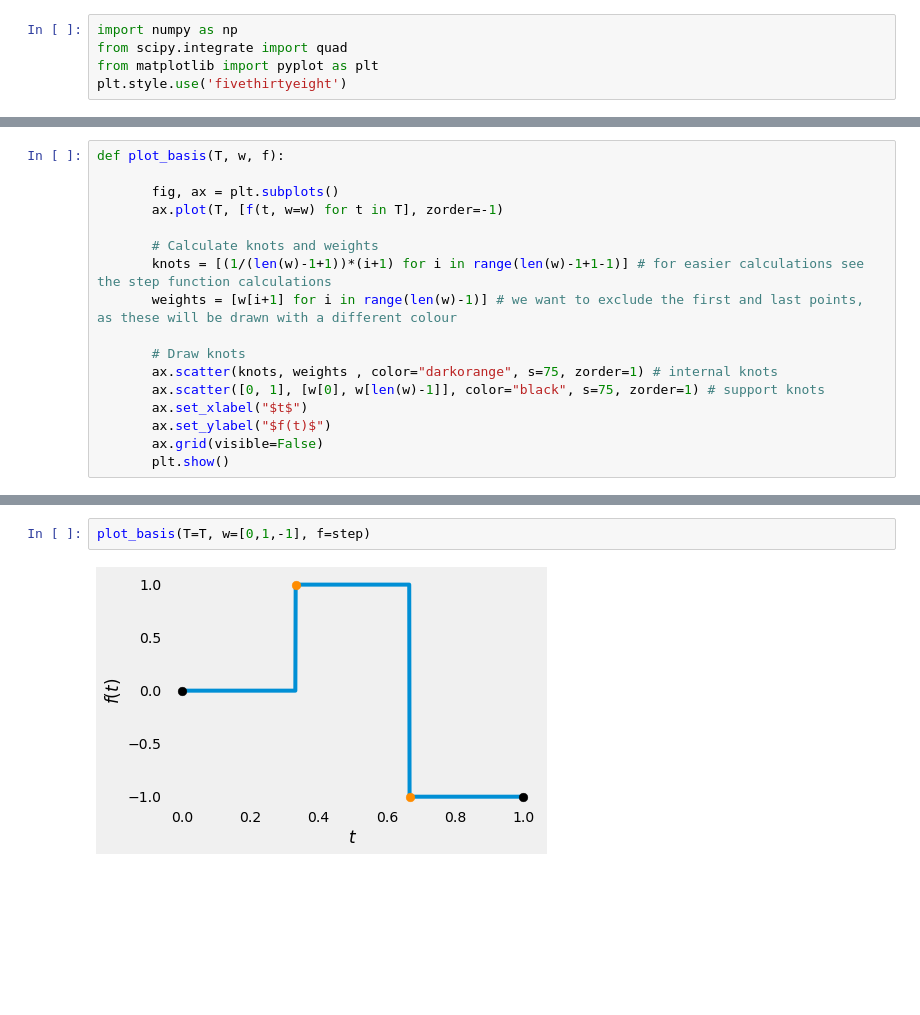
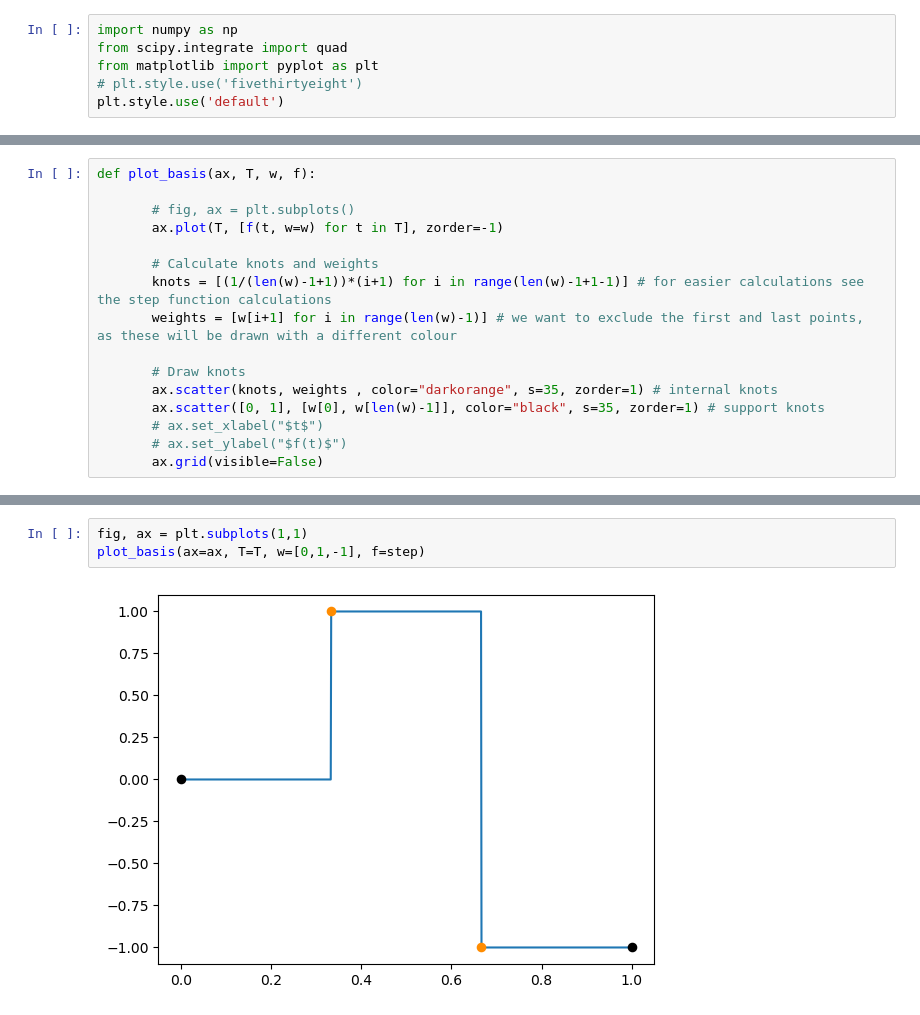
Before and after one commit to TedOiler/dexpy, a Jupyter notebook: test_michaelidis.ipynb, the cells around one changed output, grey strips where cells are left out. Saved outputs shown, nothing was run; the diff lists cells and outputs as text; blank space fills up the shorter version.

```diff
--- a/test_michaelidis.ipynb
+++ b/test_michaelidis.ipynb
@@ -2,6 +2,7 @@
 import numpy as np
 from scipy.integrate import quad
 from matplotlib import pyplot as plt
-plt.style.use('fivethirtyeight')
+# plt.style.use('fivethirtyeight')
+plt.style.use('default')
 # %%
 detail = 1000
@@ -20,9 +21,9 @@ def step(t, w):
 
 polynomial = lambda t, p=0: t**p
 # %%
-def plot_basis(T, w, f):
+def plot_basis(ax, T, w, f):
 
-       fig, ax = plt.subplots()
+       # fig, ax = plt.subplots()
        ax.plot(T, [f(t, w=w) for t in T], zorder=-1)
 
        # Calculate knots and weights
@@ -30,9 +31,8 @@ def plot_basis(T, w, f):
        weights = [w[i+1] for i in range(len(w)-1)] # we want to exclude the first and last points, as these will be drawn with a different colour
 
        # Draw knots
-       ax.scatter(knots, weights , color="darkorange", s=75, zorder=1) # internal knots
-       ax.scatter([0, 1], [w[0], w[len(w)-1]], color="black", s=75, zorder=1) # support knots
-       ax.set_xlabel("$t$")
-       ax.set_ylabel("$f(t)$")
+       ax.scatter(knots, weights , color="darkorange", s=35, zorder=1) # internal knots
+       ax.scatter([0, 1], [w[0], w[len(w)-1]], color="black", s=35, zorder=1) # support knots
+       # ax.set_xlabel("$t$")
+       # ax.set_ylabel("$f(t)$")
        ax.grid(visible=False)
-       plt.show()
@@ -57,7 +61,8 @@ Gamma
 # %%
-plot_basis(T=T, w=[0,1,-1], f=step)
+fig, ax = plt.subplots(1,1)
+plot_basis(ax=ax, T=T, w=[0,1,-1], f=step)
 # %% [output]
-[figure, old version]
+[figure, new version]
 # %%
 fig, ax = plt.subplots()
 
```
Also changed, not shown: parts of 16 cells of this notebook.
